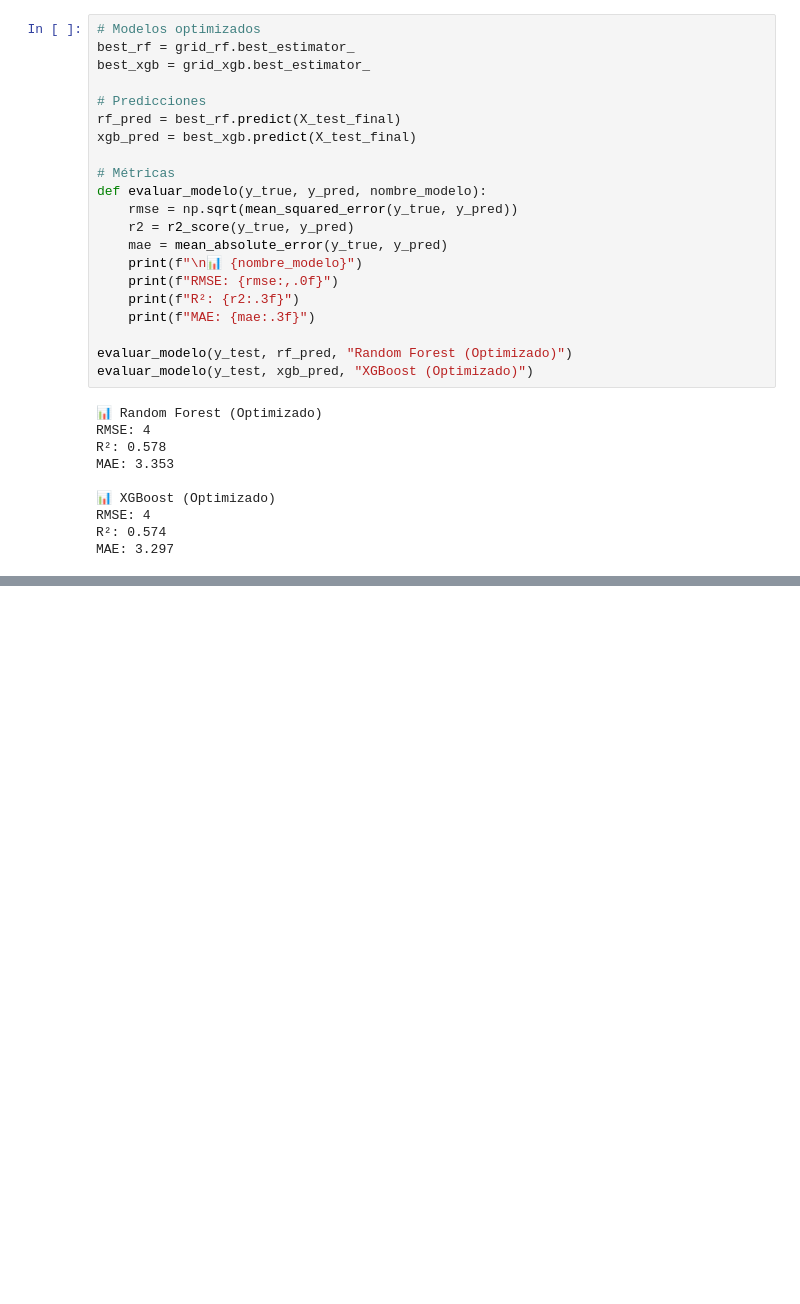
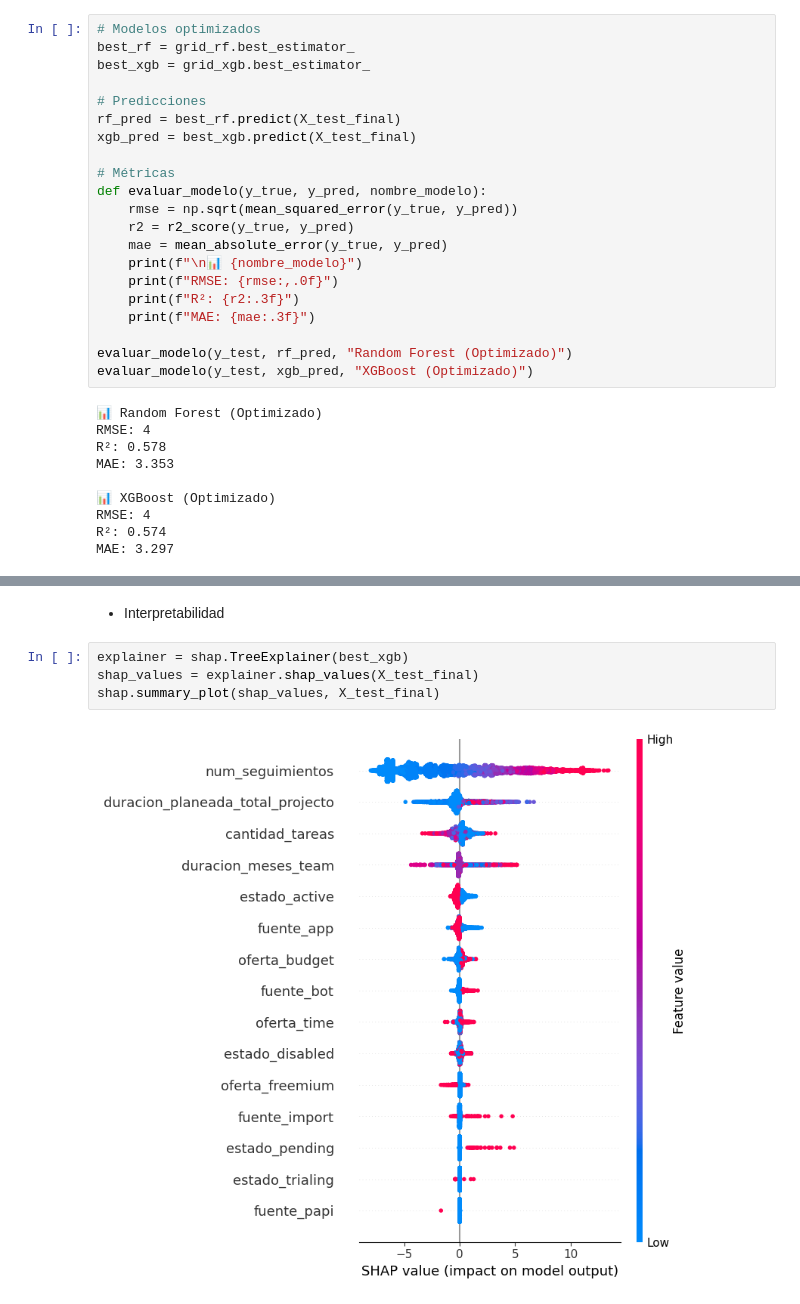
Before and after one commit to leodie1615/Proyecto-final-ciencia-datos, a Jupyter notebook: proyecto_final_segunda_entrega.ipynb, the cells around one changed output, grey strips where cells are left out. Saved outputs shown, nothing was run; the diff lists cells and outputs as text; blank space fills up the shorter version.

```diff
--- a/proyecto_final_segunda_entrega.ipynb
+++ b/proyecto_final_segunda_entrega.ipynb
@@ -432,0 +461,8 @@ MAE: 3.297
+# %% [markdown]
+- Interpretabilidad
+# %%
+explainer = shap.TreeExplainer(best_xgb)
+shap_values = explainer.shap_values(X_test_final)
+shap.summary_plot(shap_values, X_test_final)
+# %% [output]
+[figure, added]
```
Also changed, not shown: parts of 8 cells of this notebook, 1 other file.
